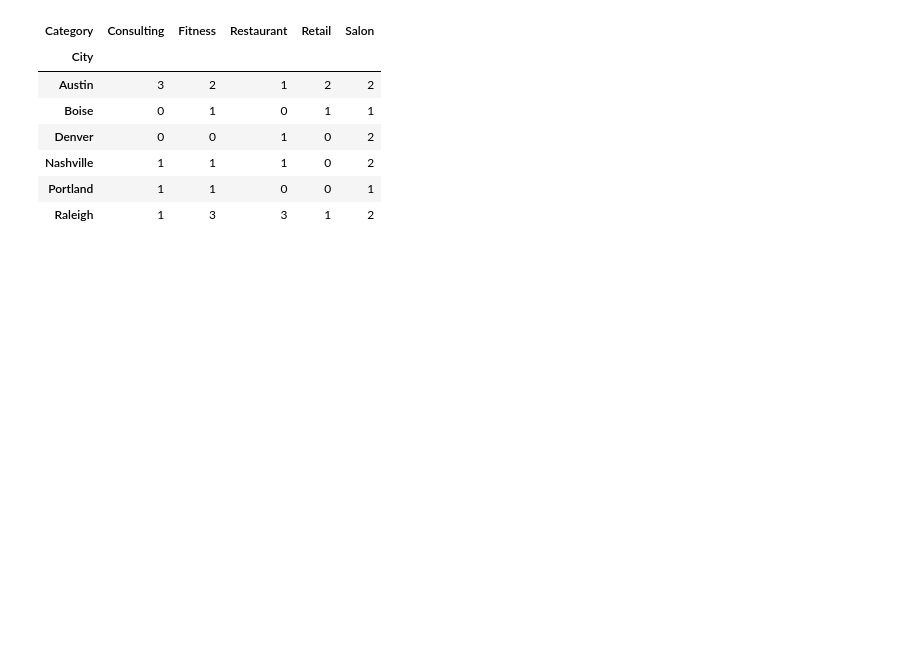
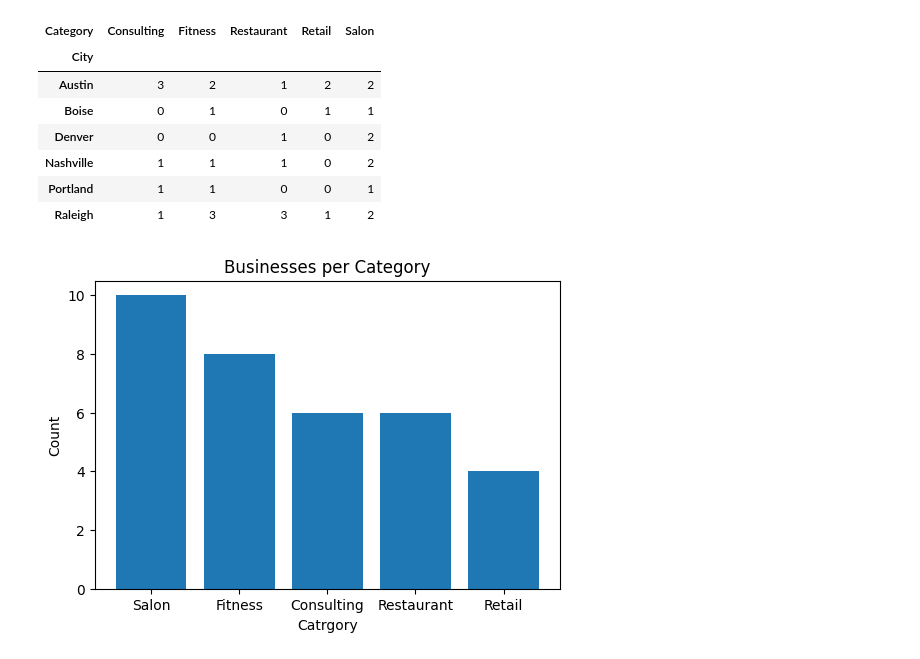
Before and after one commit to JunayedMh/pandas_prac, a Jupyter notebook: Aug_20/cleaning.ipynb, the cells around one changed output. Saved outputs shown, nothing was run; the diff lists cells and outputs as text; code cells hidden in the pictures; blank space fills up the shorter version.

```diff
--- a/Aug_20/cleaning.ipynb
+++ b/Aug_20/cleaning.ipynb
@@ -409,3 +424,14 @@ pd.crosstab(df["City"], df["Category"])
 | Nashville | 1 | 1 | 1 | 0 | 2 |
 | Portland | 1 | 1 | 0 | 0 | 1 |
 | Raleigh | 1 | 3 | 3 | 1 | 2 |
+# %%
+category_count = df["Category"].value_counts()
+
+plt.figure(figsize=(6,4))
+plt.bar(category_count.index, category_count.values)
+plt.title('Businesses per Category')
+plt.xlabel('Catrgory')
+plt.ylabel('Count')
+plt.show()
+# %% [output]
+[figure, added]
```
Also changed, not shown: parts of 20 cells of this notebook.
